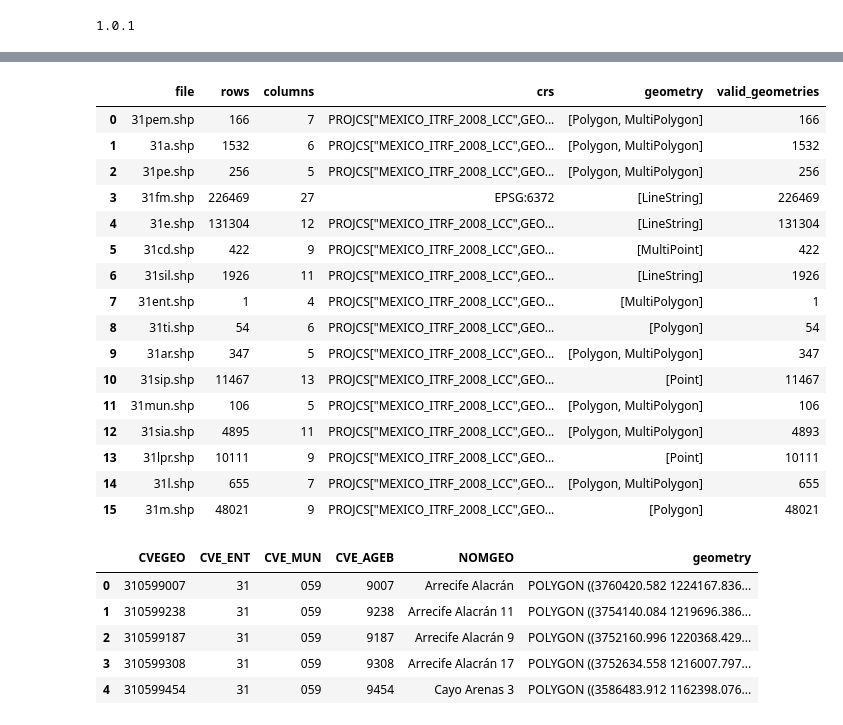
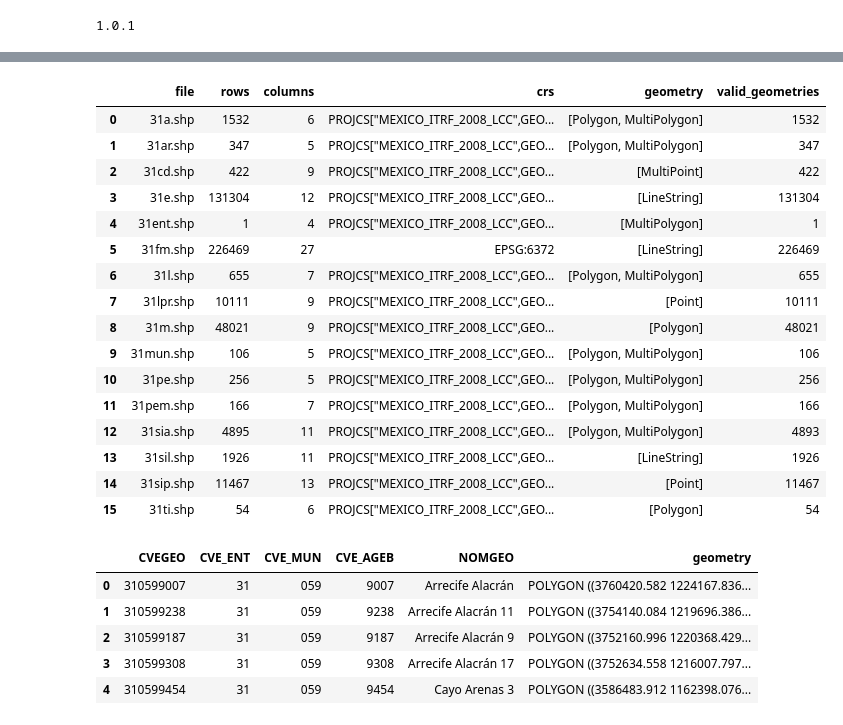
Before and after one commit to karencardiel/merida-urban-intelligence, a Jupyter notebook: notebooks/01_exploracion_censo.ipynb, the cells around one changed output, grey strips where cells are left out. Saved outputs shown, nothing was run; the diff lists cells and outputs as text; code cells hidden in the pictures.

```diff
--- a/notebooks/01_exploracion_censo.ipynb
+++ b/notebooks/01_exploracion_censo.ipynb
@@ -19,3 +15,15 @@ df_censo.head()
 # %%
-df_censo.shape
+import pandas as pd
+import zipfile
+
+path_zip = "../data/raw/ageb_mza_urbana_31_cpv2020_csv.zip"
+
+with zipfile.ZipFile(path_zip, 'r') as z:
+    # Busca automáticamente el archivo del conjunto de datos dentro del ZIP
+    csv_target = [f for f in z.namelist() if f.endswith('.csv') and 'conjunto_de_datos' in f][0]
+
+    with z.open(csv_target) as f:
+        df_censo = pd.read_csv(f, encoding='utf-8', low_memory=False)
+
+df_censo.head()
 # %% [output]
@@ -155,11 +159,3 @@ import geopandas as gpd
 print(gpd.__version__)
 # %% [output]
 1.0.1
-# %%
-import glob
-import os
-
-shapefiles = glob.glob("../data/raw/conjunto_de_datos/*.shp")
-
-for shp in shapefiles:
-    print(shp)
@@ -182,0 +162,10 @@ for shp in shapefiles:
+# %%
+import zipfile
+
+path_zip = "../data/raw/31_yucatan.zip"
+
+with zipfile.ZipFile(path_zip, 'r') as z:
+    shapefiles = [f for f in z.namelist() if f.endswith('.shp')]
+
+for shp in shapefiles:
+    print(shp)
@@ -183,37 +189,42 @@ for shp in shapefiles:
 # %%
+import os
+import pandas as pd
+import geopandas as gpd
+
 results = []
 
 for shp in shapefiles:
-    gdf = gpd.read_file(shp)
+
+    path_mapa = f"zip://{path_zip}!{shp}"
+    gdf = gpd.read_file(path_mapa)
 
     results.append({
         "file": os.path.basename(shp),
         "rows": len(gdf),
         "columns": len(gdf.columns),
         "crs": str(gdf.crs),
         "geometry": gdf.geometry.geom_type.unique().tolist(),
         "valid_geometries": gdf.geometry.is_valid.sum()
     })
 
 layers_info = pd.DataFrame(results)
-
 layers_info
 # %% [output]
 |  | file | rows | columns | crs | geometry | valid_geometries |
-| 0 | 31pem.shp | 166 | 7 | PROJCS["MEXICO_ITRF_2008_LCC",GEO... | [Polygon, MultiPolygon] | 166 |
-| 1 | 31a.shp | 1532 | 6 | PROJCS["MEXICO_ITRF_2008_LCC",GEO... | [Polygon, MultiPolygon] | 1532 |
-| 2 | 31pe.shp | 256 | 5 | PROJCS["MEXICO_ITRF_2008_LCC",GEO... | [Polygon, MultiPolygon] | 256 |
-| 3 | 31fm.shp | 226469 | 27 | EPSG:6372 | [LineString] | 226469 |
-| 4 | 31e.shp | 131304 | 12 | PROJCS["MEXICO_ITRF_2008_LCC",GEO... | [LineString] | 131304 |
-| 5 | 31cd.shp | 422 | 9 | PROJCS["MEXICO_ITRF_2008_LCC",GEO... | [MultiPoint] | 422 |
-| 6 | 31sil.shp | 1926 | 11 | PROJCS["MEXICO_ITRF_2008_LCC",GEO... | [LineString] | 1926 |
-| 7 | 31ent.shp | 1 | 4 | PROJCS["MEXICO_ITRF_2008_LCC",GEO... | [MultiPolygon] | 1 |
-| 8 | 31ti.shp | 54 | 6 | PROJCS["MEXICO_ITRF_2008_LCC",GEO... | [Polygon] | 54 |
-| 9 | 31ar.shp | 347 | 5 | PROJCS["MEXICO_ITRF_2008_LCC",GEO... | [Polygon, MultiPolygon] | 347 |
-| 10 | 31sip.shp | 11467 | 13 | PROJCS["MEXICO_ITRF_2008_LCC",GEO... | [Point] | 11467 |
-| 11 | 31mun.shp | 106 | 5 | PROJCS["MEXICO_ITRF_2008_LCC",GEO... | [Polygon, MultiPolygon] | 106 |
+| 0 | 31a.shp | 1532 | 6 | PROJCS["MEXICO_ITRF_2008_LCC",GEO... | [Polygon, MultiPolygon] | 1532 |
+| 1 | 31ar.shp | 347 | 5 | PROJCS["MEXICO_ITRF_2008_LCC",GEO... | [Polygon, MultiPolygon] | 347 |
+| 2 | 31cd.shp | 422 | 9 | PROJCS["MEXICO_ITRF_2008_LCC",GEO... | [MultiPoint] | 422 |
+| 3 | 31e.shp | 131304 | 12 | PROJCS["MEXICO_ITRF_2008_LCC",GEO... | [LineString] | 131304 |
+| 4 | 31ent.shp | 1 | 4 | PROJCS["MEXICO_ITRF_2008_LCC",GEO... | [MultiPolygon] | 1 |
+| 5 | 31fm.shp | 226469 | 27 | EPSG:6372 | [LineString] | 226469 |
+| 6 | 31l.shp | 655 | 7 | PROJCS["MEXICO_ITRF_2008_LCC",GEO... | [Polygon, MultiPolygon] | 655 |
+| 7 | 31lpr.shp | 10111 | 9 | PROJCS["MEXICO_ITRF_2008_LCC",GEO... | [Point] | 10111 |
+| 8 | 31m.shp | 48021 | 9 | PROJCS["MEXICO_ITRF_2008_LCC",GEO... | [Polygon] | 48021 |
+| 9 | 31mun.shp | 106 | 5 | PROJCS["MEXICO_ITRF_2008_LCC",GEO... | [Polygon, MultiPolygon] | 106 |
+| 10 | 31pe.shp | 256 | 5 | PROJCS["MEXICO_ITRF_2008_LCC",GEO... | [Polygon, MultiPolygon] | 256 |
+| 11 | 31pem.shp | 166 | 7 | PROJCS["MEXICO_ITRF_2008_LCC",GEO... | [Polygon, MultiPolygon] | 166 |
 | 12 | 31sia.shp | 4895 | 11 | PROJCS["MEXICO_ITRF_2008_LCC",GEO... | [Polygon, MultiPolygon] | 4893 |
-| 13 | 31lpr.shp | 10111 | 9 | PROJCS["MEXICO_ITRF_2008_LCC",GEO... | [Point] | 10111 |
-| 14 | 31l.shp | 655 | 7 | PROJCS["MEXICO_ITRF_2008_LCC",GEO... | [Polygon, MultiPolygon] | 655 |
-| 15 | 31m.shp | 48021 | 9 | PROJCS["MEXICO_ITRF_2008_LCC",GEO... | [Polygon] | 48021 |
+| 13 | 31sil.shp | 1926 | 11 | PROJCS["MEXICO_ITRF_2008_LCC",GEO... | [LineString] | 1926 |
+| 14 | 31sip.shp | 11467 | 13 | PROJCS["MEXICO_ITRF_2008_LCC",GEO... | [Point] | 11467 |
+| 15 | 31ti.shp | 54 | 6 | PROJCS["MEXICO_ITRF_2008_LCC",GEO... | [Polygon] | 54 |
 # %%
```
Also changed, not shown: parts of 11 cells of this notebook, 1 other file.
